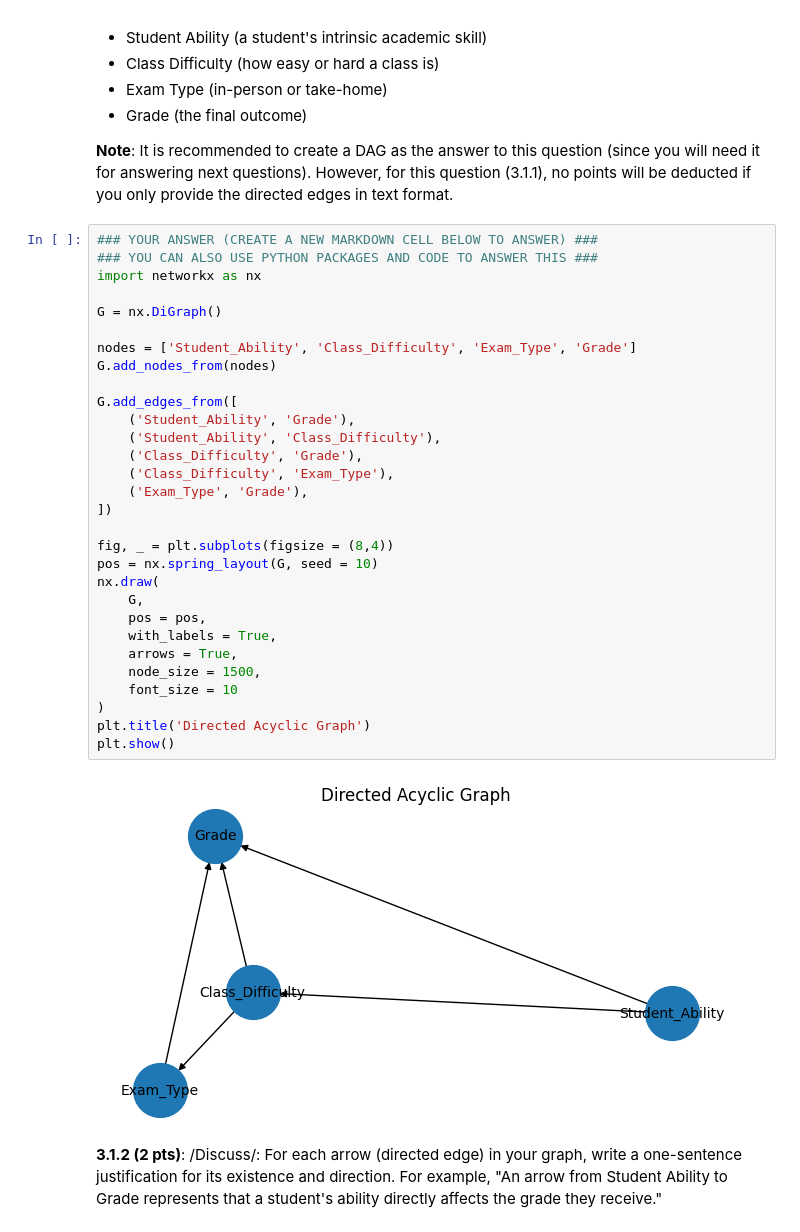
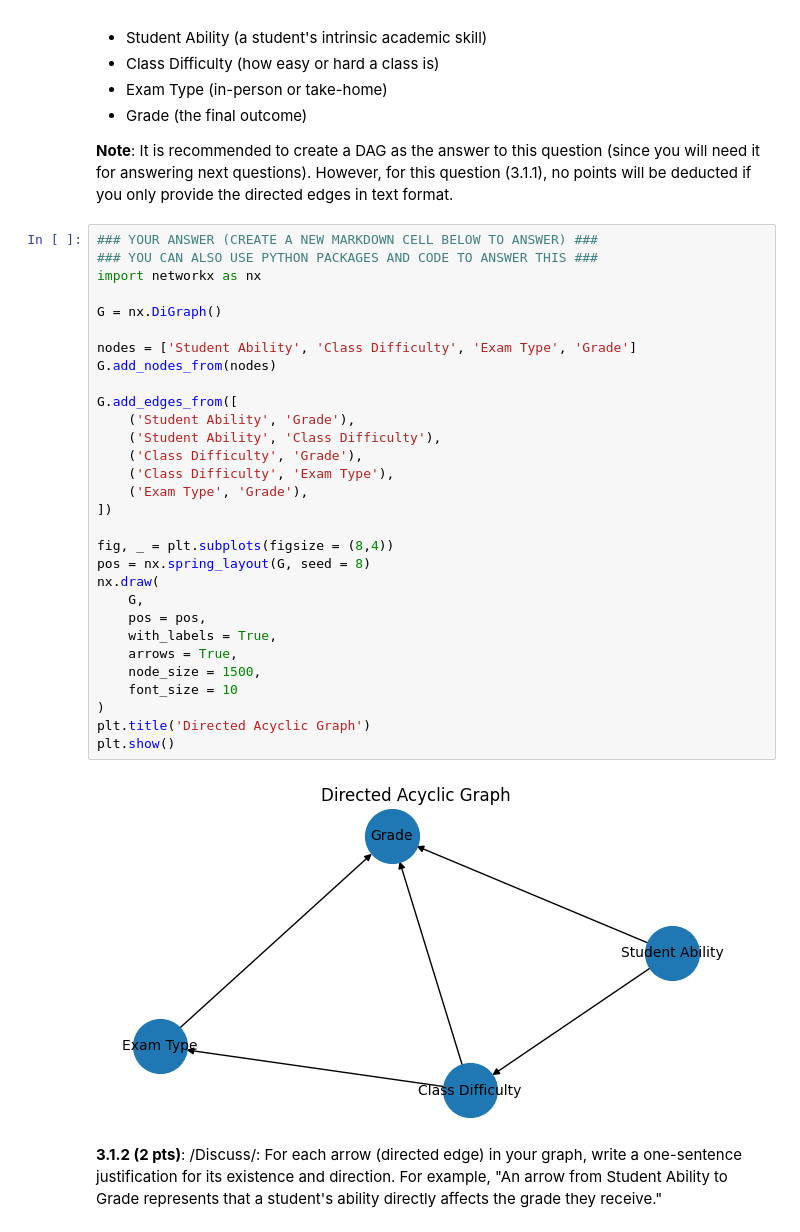
Before and after one commit to dbrantsc-8/Ada_2025, a Jupyter notebook: Homework/02_PROJECT_CHEATING_SCANDAL/2025_HW2.ipynb, the cells around one changed output. Drawn from its saved outputs; the diff is of its cells as text.

```diff
--- a/Homework/02_PROJECT_CHEATING_SCANDAL/2025_HW2.ipynb
+++ b/Homework/02_PROJECT_CHEATING_SCANDAL/2025_HW2.ipynb
@@ -555,35 +557,35 @@ Our statistical analysis has revealed a complex web of relationships. A simple t
 # %%
 ### YOUR ANSWER (CREATE A NEW MARKDOWN CELL BELOW TO ANSWER) ###
 ### YOU CAN ALSO USE PYTHON PACKAGES AND CODE TO ANSWER THIS ###
 import networkx as nx
 
 G = nx.DiGraph()
 
-nodes = ['Student_Ability', 'Class_Difficulty', 'Exam_Type', 'Grade']
+nodes = ['Student Ability', 'Class Difficulty', 'Exam Type', 'Grade']
 G.add_nodes_from(nodes)
 
 G.add_edges_from([
-    ('Student_Ability', 'Grade'),
-    ('Student_Ability', 'Class_Difficulty'),
-    ('Class_Difficulty', 'Grade'),
-    ('Class_Difficulty', 'Exam_Type'),
-    ('Exam_Type', 'Grade'),
+    ('Student Ability', 'Grade'),
+    ('Student Ability', 'Class Difficulty'),
+    ('Class Difficulty', 'Grade'),
+    ('Class Difficulty', 'Exam Type'),
+    ('Exam Type', 'Grade'),
 ])
 
 fig, _ = plt.subplots(figsize = (8,4))
-pos = nx.spring_layout(G, seed = 10)
+pos = nx.spring_layout(G, seed = 8)
 nx.draw(
     G,
     pos = pos,
     with_labels = True,
     arrows = True,
     node_size = 1500,
     font_size = 10
 )
 plt.title('Directed Acyclic Graph')
 plt.show()
 # %% [output]
-[figure, old version]
+[figure, new version]
 # %% [markdown]
 **3.1.2 (2 pts)**: /Discuss/: For each arrow (directed edge) in your graph, write a one-sentence justification for its existence and direction. For example, "An arrow from Student Ability to Grade represents that a student's ability directly affects the grade they receive."
 # %%
```
Also changed, not shown: parts of 12 cells of this notebook.
